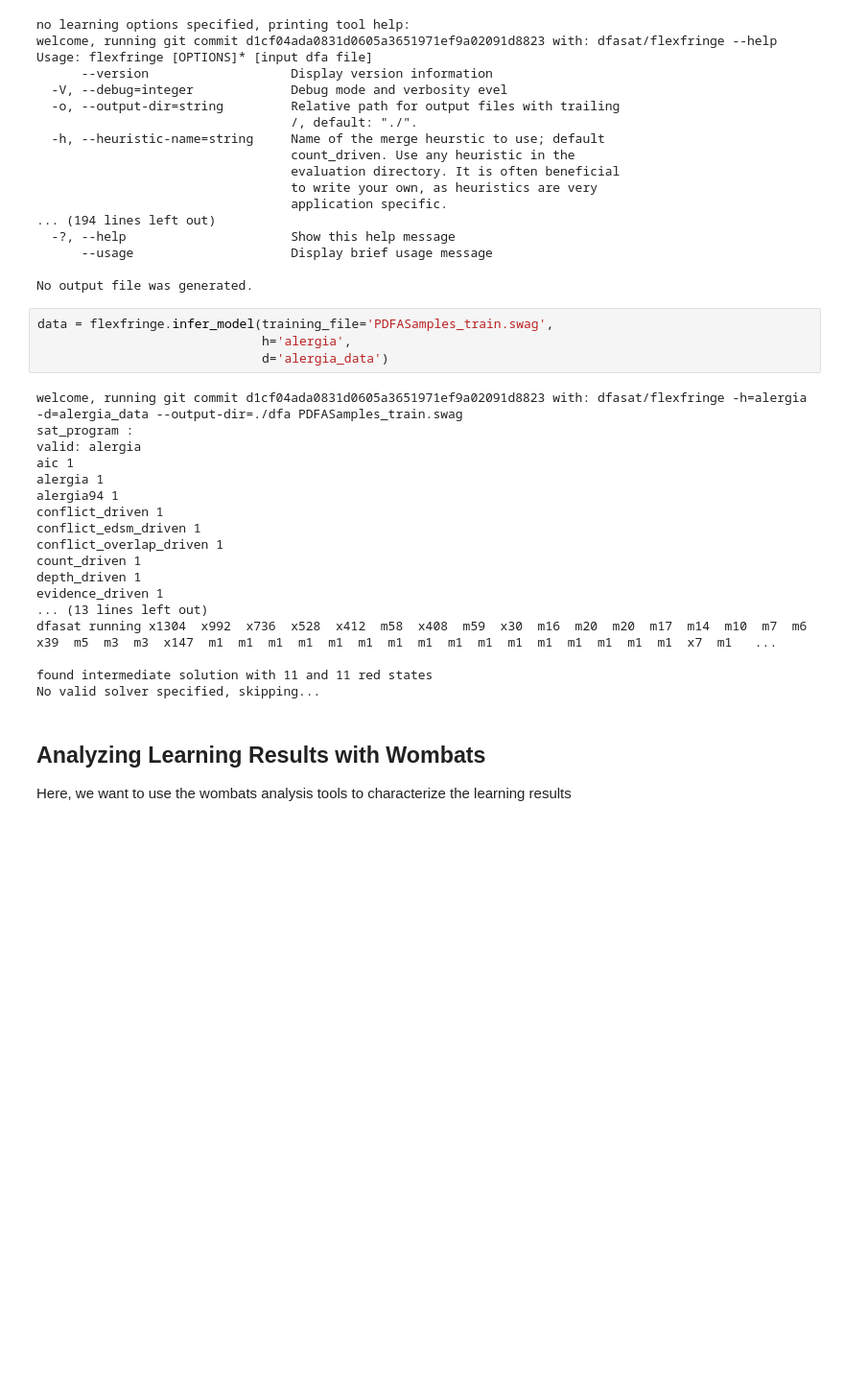
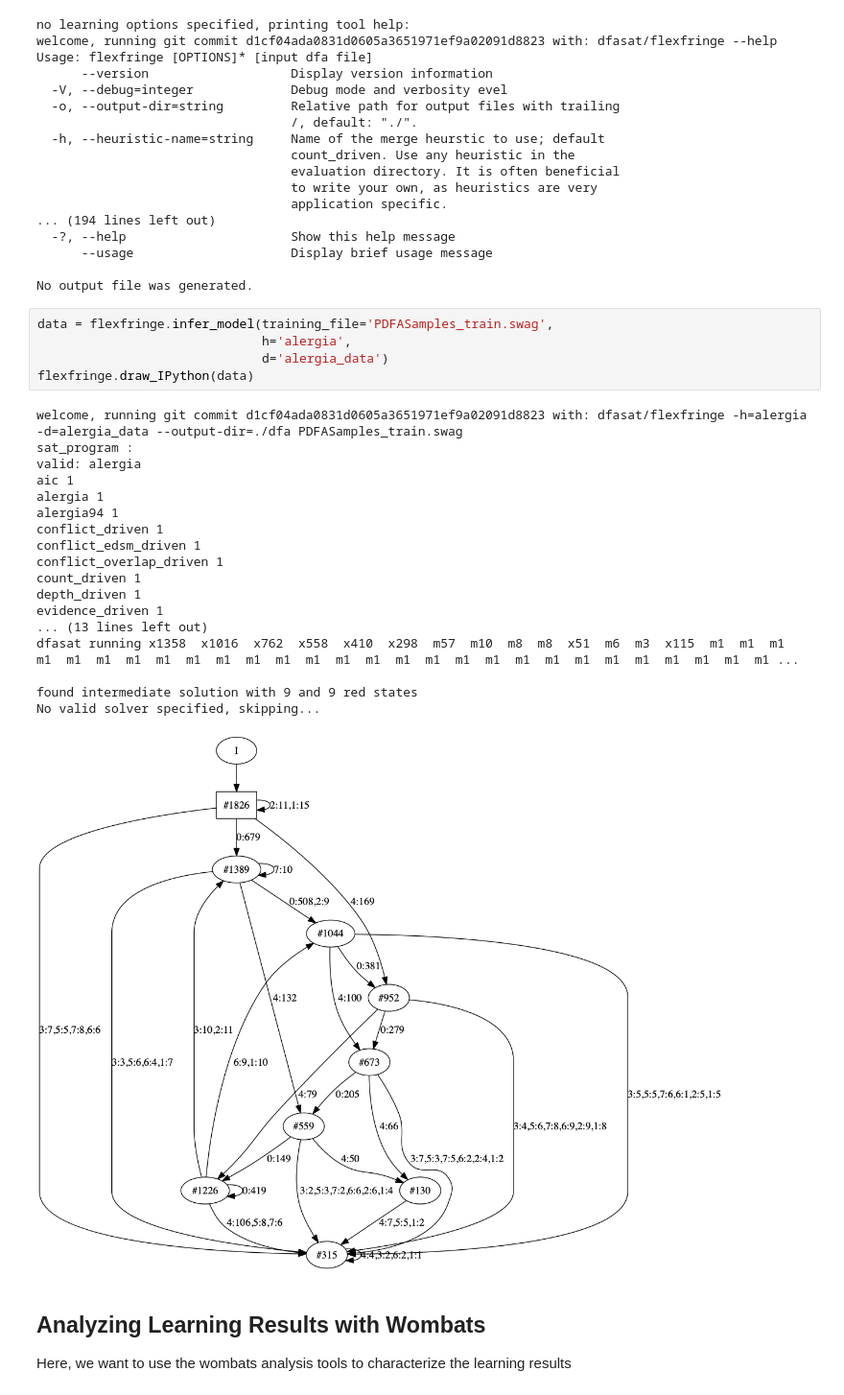
Before and after one commit to nicholasRenninger/wombats_experiments, a Jupyter notebook: flexfringe_test.ipynb, the cells around one changed output. Shown at 96% size. Saved outputs shown, nothing was run; the diff lists cells and outputs as text; blank space fills up the shorter version.

Commit message:
upgrading wombats package: major upgrades to visualization and analysis of PDFA

```diff
--- a/flexfringe_test.ipynb
+++ b/flexfringe_test.ipynb
@@ -136,25 +161,27 @@ No output file was generated.
 # %%
 data = flexfringe.infer_model(training_file='PDFASamples_train.swag',
                               h='alergia',
                               d='alergia_data')
+flexfringe.draw_IPython(data)
 # %% [output]
 welcome, running git commit d1cf04ada0831d0605a3651971ef9a02091d8823 with: dfasat/flexfringe -h=alergia -d=alergia_data --output-dir=./dfa PDFASamples_train.swag
 sat_program :
 valid: alergia
 aic 1
 alergia 1
 alergia94 1
 conflict_driven 1
 conflict_edsm_driven 1
 conflict_overlap_driven 1
 count_driven 1
 depth_driven 1
 evidence_driven 1
 ... (13 lines left out)
-dfasat running x1304  x992  x736  x528  x412  m58  x408  m59  x30  m16  m20  m20  m17  m14  m10  m7  m6  x39  m5  m3  m3  x147  m1  m1  m1  m1  m1  m1  m1  m1  m1  m1  m1  m1  m1  m1  m1  m1  x7  m1   ...
+dfasat running x1358  x1016  x762  x558  x410  x298  m57  m10  m8  m8  x51  m6  m3  x115  m1  m1  m1  m1  m1  m1  m1  m1  m1  m1  m1  m1  m1  m1  m1  m1  m1  m1  m1  m1  m1  m1  m1  m1  m1  m1  m1  m1 ...
 
-found intermediate solution with 11 and 11 red states
+found intermediate solution with 9 and 9 red states
 No valid solver specified, skipping...
+[figure, added]
 # %% [markdown]
 ## Analyzing Learning Results with Wombats
 
```
Also changed, not shown: parts of 8 cells of this notebook.
